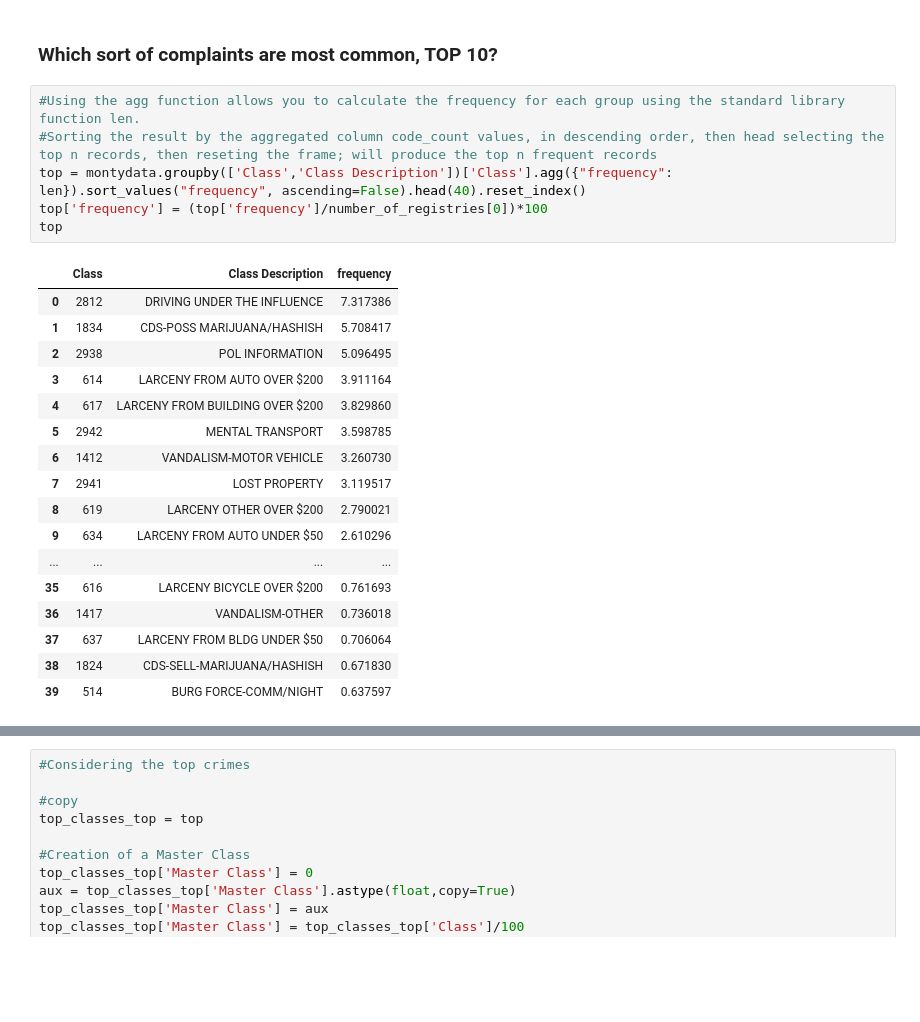
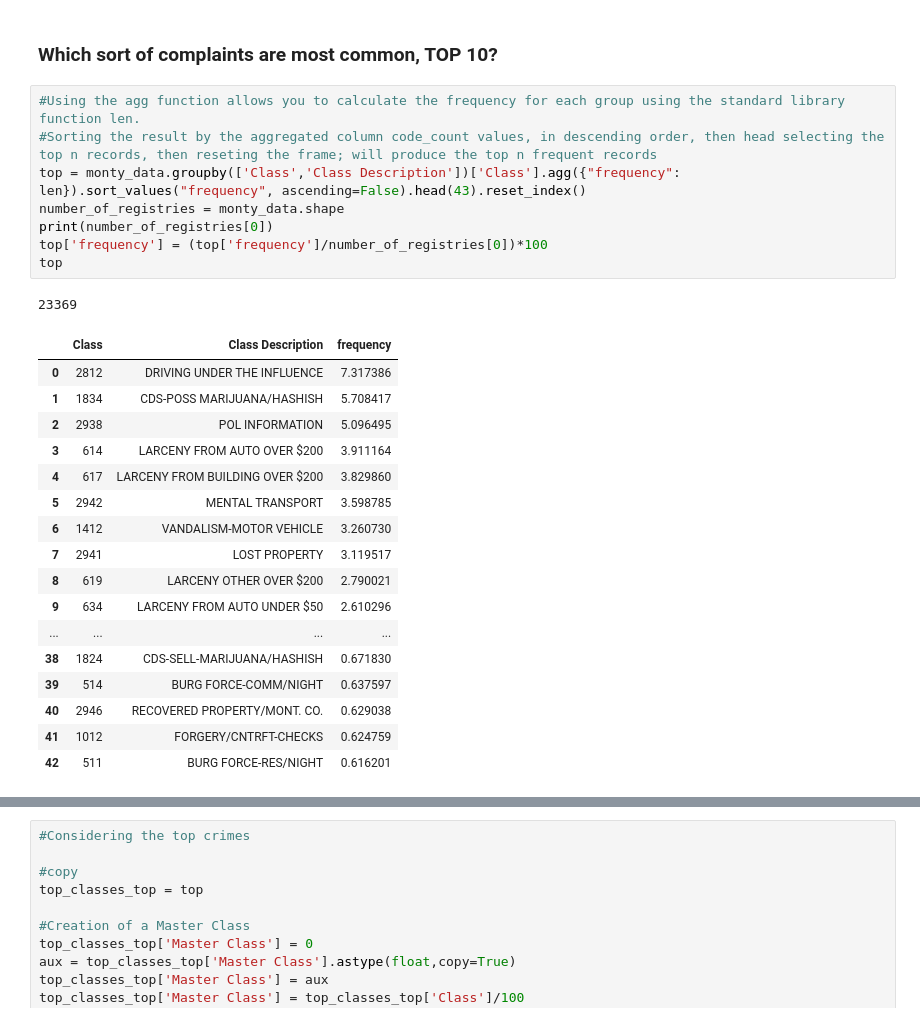
Before and after one commit to marco-olimpio/ufrn, a Jupyter notebook: EEC2006/1_CrimeProject/Finding crime patterns in Montgomery County.ipynb, the cells around one changed output, grey strips where cells are left out. Drawn from its saved outputs; the diff is of its cells as text; blank space fills up the shorter version.

```diff
--- a/EEC2006/1_CrimeProject/Finding crime patterns in Montgomery County.ipynb
+++ b/EEC2006/1_CrimeProject/Finding crime patterns in Montgomery County.ipynb
@@ -193,24 +199,27 @@ show(plot,notebook_handle=True)
 # %%
 #Using the agg function allows you to calculate the frequency for each group using the standard library function len.
 #Sorting the result by the aggregated column code_count values, in descending order, then head selecting the top n records, then reseting the frame; will produce the top n frequent records
-top = montydata.groupby(['Class','Class Description'])['Class'].agg({"frequency": len}).sort_values("frequency", ascending=False).head(40).reset_index()
+top = monty_data.groupby(['Class','Class Description'])['Class'].agg({"frequency": len}).sort_values("frequency", ascending=False).head(43).reset_index()
+number_of_registries = monty_data.shape
+print(number_of_registries[0])
 top['frequency'] = (top['frequency']/number_of_registries[0])*100
 top
 # %% [output]
+23369
 |  | Class | Class Description | frequency |
 | 0 | 2812 | DRIVING UNDER THE INFLUENCE | 7.317386 |
 | 1 | 1834 | CDS-POSS MARIJUANA/HASHISH | 5.708417 |
 | 2 | 2938 | POL INFORMATION | 5.096495 |
 | 3 | 614 | LARCENY FROM AUTO OVER $200 | 3.911164 |
 | 4 | 617 | LARCENY FROM BUILDING OVER $200 | 3.829860 |
 | 5 | 2942 | MENTAL TRANSPORT | 3.598785 |
 | 6 | 1412 | VANDALISM-MOTOR VEHICLE | 3.260730 |
 | 7 | 2941 | LOST PROPERTY | 3.119517 |
 | 8 | 619 | LARCENY OTHER OVER $200 | 2.790021 |
 | 9 | 634 | LARCENY FROM AUTO UNDER $50 | 2.610296 |
 | ... | ... | ... | ... |
-| 35 | 616 | LARCENY BICYCLE OVER $200 | 0.761693 |
-| 36 | 1417 | VANDALISM-OTHER | 0.736018 |
-| 37 | 637 | LARCENY FROM BLDG UNDER $50 | 0.706064 |
 | 38 | 1824 | CDS-SELL-MARIJUANA/HASHISH | 0.671830 |
 | 39 | 514 | BURG FORCE-COMM/NIGHT | 0.637597 |
+| 40 | 2946 | RECOVERED PROPERTY/MONT. CO. | 0.629038 |
+| 41 | 1012 | FORGERY/CNTRFT-CHECKS | 0.624759 |
+| 42 | 511 | BURG FORCE-RES/NIGHT | 0.616201 |
```
Also changed, not shown: parts of 28 cells of this notebook, 2 other files.
